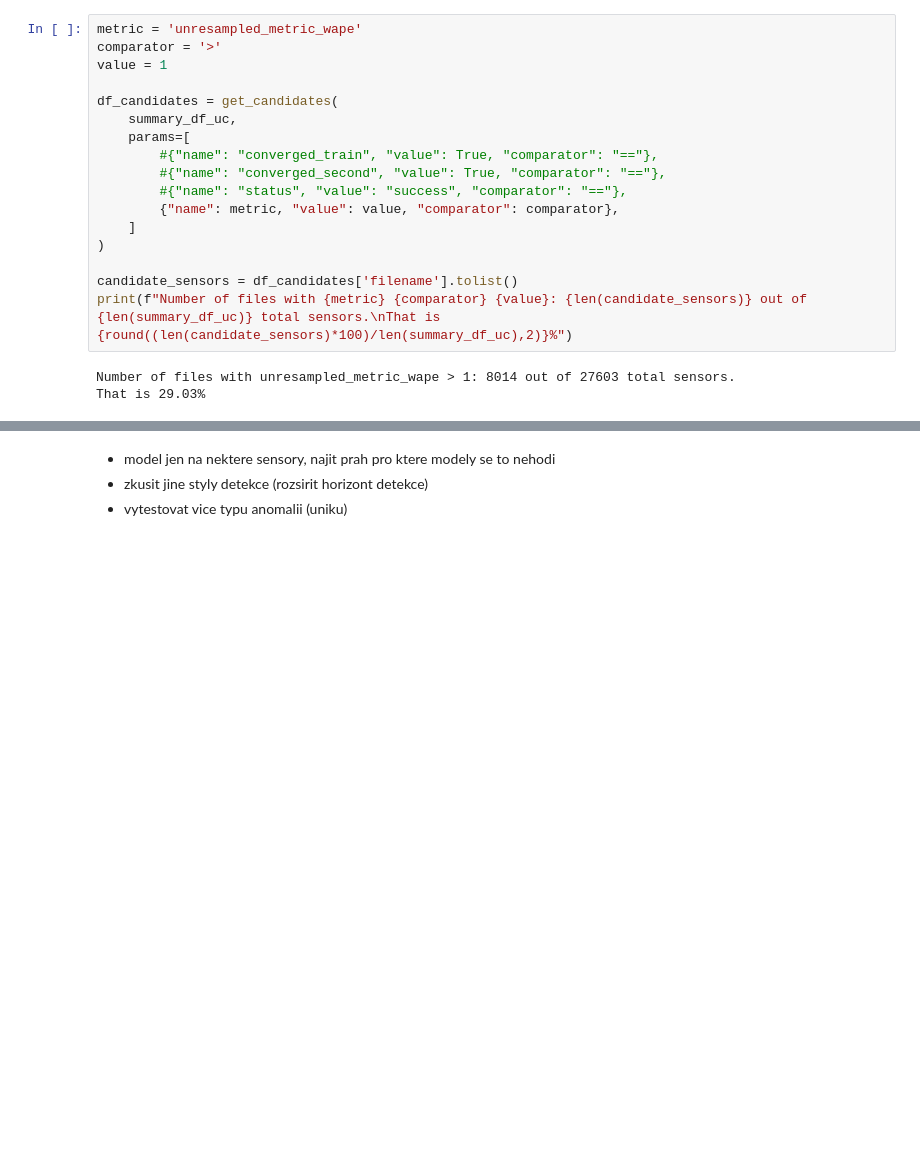
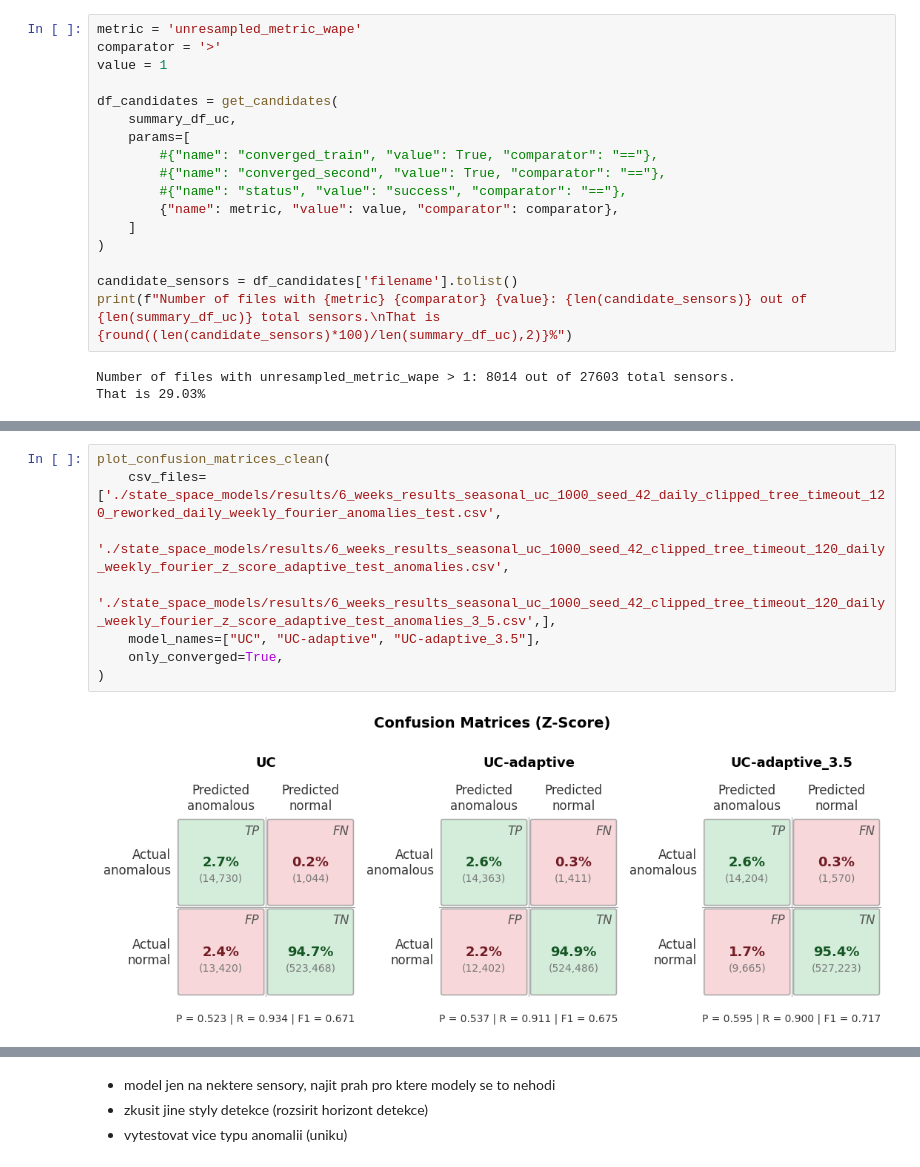
Before and after one commit to andres-cerny/master_thesis, a Jupyter notebook: src/models_implementation_testing/show_softlink.ipynb, the cells around one changed output, grey strips where cells are left out. Drawn from its saved outputs; the diff is of its cells as text; blank space fills up the shorter version.

```diff
--- a/src/models_implementation_testing/show_softlink.ipynb
+++ b/src/models_implementation_testing/show_softlink.ipynb
@@ -1282,2 +1486,12 @@ That is 29.03%
+# %%
+plot_confusion_matrices_clean(
+    csv_files=['./state_space_models/results/6_weeks_results_seasonal_uc_1000_seed_42_daily_clipped_tree_timeout_120_reworked_daily_weekly_fourier_anomalies_test.csv',
+                './state_space_models/results/6_weeks_results_seasonal_uc_1000_seed_42_clipped_tree_timeout_120_daily_weekly_fourier_z_score_adaptive_test_anomalies.csv',
+                './state_space_models/results/6_weeks_results_seasonal_uc_1000_seed_42_clipped_tree_timeout_120_daily_weekly_fourier_z_score_adaptive_test_anomalies_3_5.csv',],
+    model_names=["UC", "UC-adaptive", "UC-adaptive_3.5"],
+    only_converged=True,
+)
+# %% [output]
+[figure, added]
 # %%
 plot_confusion_matrices_clean(
```
Also changed, not shown: parts of 11 cells of this notebook, 12 other files.
